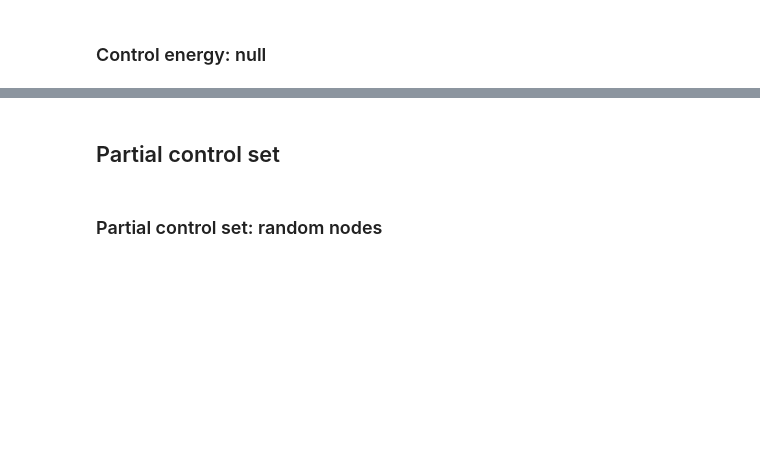
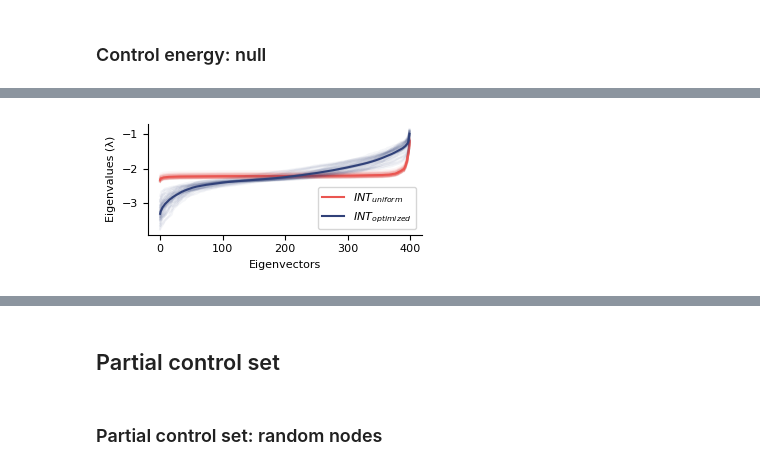
Before and after one commit to LindenParkesLab/nct_xr, a Jupyter notebook: scripts/results_optimized_control_energy.ipynb, the cells around one changed output, grey strips where cells are left out. Saved outputs shown, nothing was run; the diff lists cells and outputs as text; code cells hidden in the pictures; blank space fills up the shorter version.

```diff
--- a/scripts/results_optimized_control_energy.ipynb
+++ b/scripts/results_optimized_control_energy.ipynb
@@ -233,0 +283,12 @@ if run_null is True:
+# %%
+def compute_density(matrix):
+    # Count total number of elements
+    total_elements = matrix.size
+
+    # Count number of non-zero elements
+    nonzero_elements = np.count_nonzero(matrix)
+
+    # Calculate percentage of non-zero elements
+    nonzero_percentage = (nonzero_elements / total_elements) * 100
+
+    return np.round(nonzero_percentage).astype(int)
@@ -233,0 +349,23 @@ if run_null is True:
+# %%
+my_colors = get_my_colors(cat_trio=True, as_list=True)
+
+f, ax = plt.subplots(1, 1, figsize=(3.4, 1.7))
+
+x=np.arange(n_nodes)
+for plot_data in sorted_eigenvalues_norm:
+    ax.plot(x, plot_data, color=my_colors[0], alpha=0.05)
+ax.plot(x, np.mean(np.asarray(sorted_eigenvalues_norm), axis=0), color=my_colors[0], alpha=1, label=r'$INT_{uniform}$')
+for plot_data in sorted_eigenvalues_norm_opt:
+    ax.plot(x, plot_data, color=my_colors[1], alpha=0.05)
+ax.plot(x, np.mean(np.asarray(sorted_eigenvalues_norm_opt), axis=0), label=r'$INT_{optimized}$', color=my_colors[1], linewidth=1.5)
+ax.set_ylabel('Eigenvalues (λ)')
+ax.set_xlabel('Eigenvectors')
+ax.legend()
+
+ax.spines['right'].set_visible(False)
+ax.spines['top'].set_visible(False)
+
+f.tight_layout()
+f.savefig(os.path.join(outdir, 'eigenmodes.svg'), dpi=600, bbox_inches="tight", pad_inches=0.01)
+# %% [output]
+[figure, added]
```
Also changed, not shown: parts of 28 cells of this notebook.
